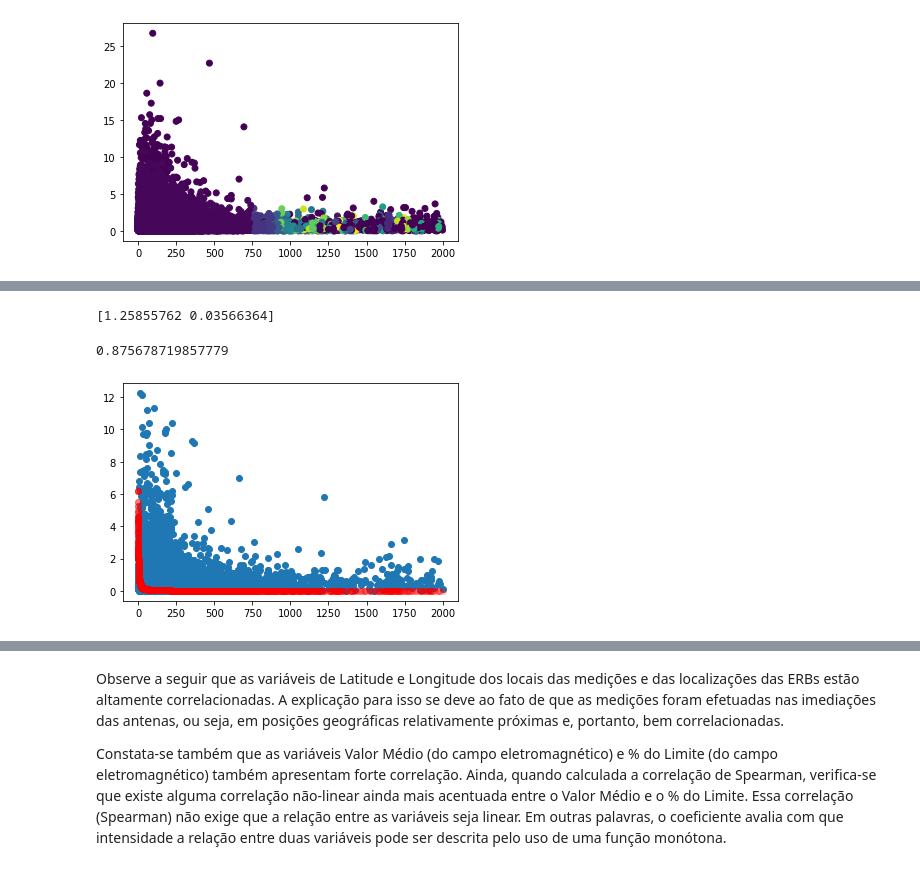
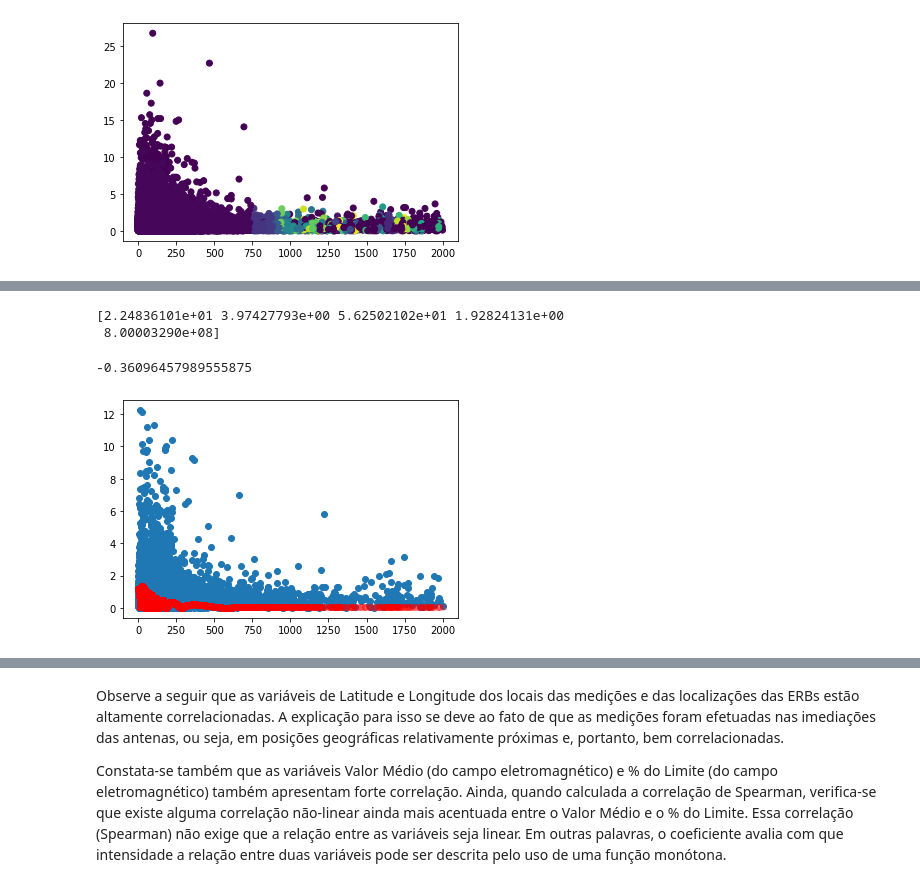
Before and after one commit to lucastsc/eletromagnetism, a Jupyter notebook: electromagnetism.ipynb, the cells around one changed output, grey strips where cells are left out. Saved outputs shown, nothing was run; the diff lists cells and outputs as text; code cells hidden in the pictures.

```diff
--- a/electromagnetism.ipynb
+++ b/electromagnetism.ipynb
@@ -276,7 +276,8 @@ dferb = dferb.astype({
 })
 
 mdf = pd.merge(df, dferb, how = 'inner', on = 'Número Estação')
-mdf.drop(['Operadora','SiglaUf','MUN','Bairro','LOGRADOURO','IBGE','Tecs'], axis = 1, inplace = True)
+# mdf.drop(['Operadora','SiglaUf','MUN','Bairro','LOGRADOURO','IBGE','Tecs'], axis = 1, inplace = True)
+mdf.drop(['Operadora','SiglaUf','MUN','Bairro','LOGRADOURO','IBGE'], axis = 1, inplace = True)
 mdf.info()
 mdf.head()
 # %% [output]
@@ -421,29 +425,40 @@ https://core.ac.uk/download/pdf/42954572.pdf
 # %%
-def func(x, w, g):
-    return ( (30 * w * 10 ** (g / 10)) ** (0.5) )/ (x + 1)
+def func(x, w, g, ht, hr, frequency):
+    factor = (30 * w * 10 ** (g / 10)) ** (0.5)
+    dd = ((x ** 2) + (ht - hr) ** 2) ** 0.5
+    dr = ((x ** 2) + (ht + hr) ** 2) ** 0.5
+    lmbda = 299792458 / frequency
+    beta = 2 * np.pi / lmbda
+    real_part = (1 / dd) * np.cos(beta * dd) - (1 / dr) * np.cos(beta * dr)
+    imaginary_part = -(1 / dd) * np.sin(beta * dd) + (1 / dr) * np.sin(beta * dr)
+
+    result_module = factor * ( (real_part ** 2) + (imaginary_part ** 2) ) ** 0.5
+    return result_module
 
 def custom_mse(y, ypred):
     diff = y - ypred
     diff_squared = diff ** 2
     return sum(diff_squared) / len(diff_squared)
 
 fdf = mdf.loc[mdf['Distancia'] <= 2000,['Distancia','Valor Medio']]
 
 X = fdf['Distancia']
 y = fdf['Valor Medio']
 
 X_train, X_test, y_train, y_test = train_test_split(X, y, test_size = 0.2, random_state = 47)
 
-popt, _ = curve_fit(func, X_train, y_train, p0 = [30,4], bounds = ([1,0],[80,10]))
-w, g = popt
+popt, _ = curve_fit(func, X_train, y_train, p0 = [30,5,50,2,801000000], bounds = ([5,1,10,1,800000000],[50,10, 60,10,1800000000]))
+
+w, g, ht, hr, frequency = popt
 
 print(popt)
 plt.scatter(X_test , y_test)
-plt.scatter(X_test,func(X_test, w, g), color = 'red', alpha = 0.2)
+plt.scatter(X_test,func(X_test, w, g, ht, hr, frequency), color = 'red', alpha = 0.2)
 
-custom_mse(y_test, func(X_test, w, g))
-# r2_score(y_test,func(X_test, w, g))
+# custom_mse(y_test, func(X_test, w, g, ht, hr, frequency))
+r2_score(y_test,func(X_test,w, g, ht, hr, frequency))
 # %% [output]
-[1.25855762 0.03566364]
+[2.24836101e+01 3.97427793e+00 5.62502102e+01 1.92824131e+00
+ 8.00003290e+08]
-0.875678719857779
+-0.36096457989555875
-[figure, old version]
+[figure, new version]
```
Also changed, not shown: parts of 7 cells of this notebook, 3 other files.
